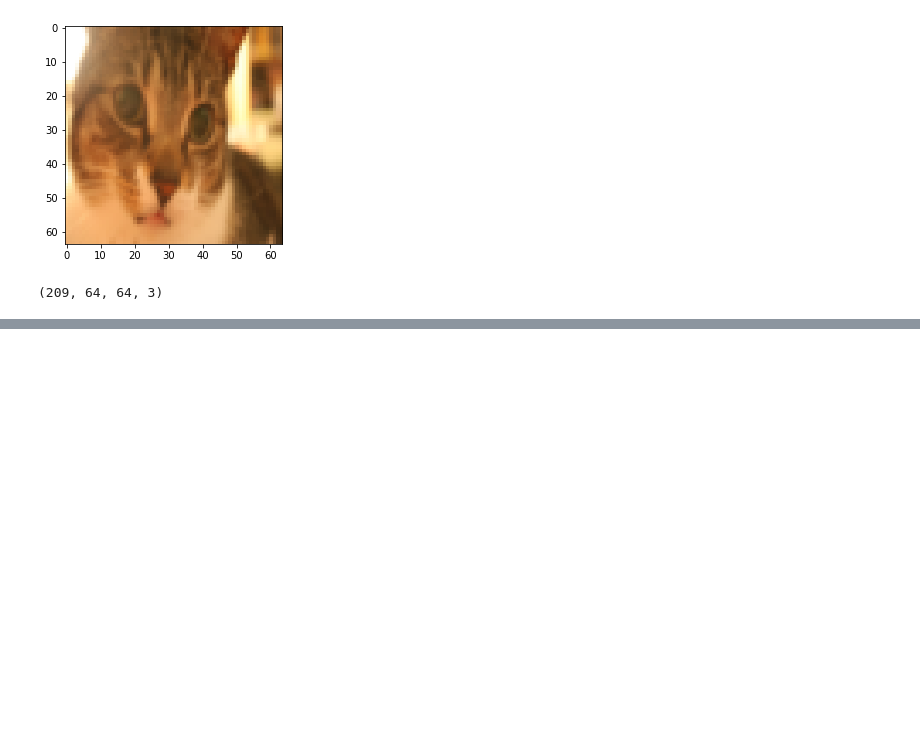
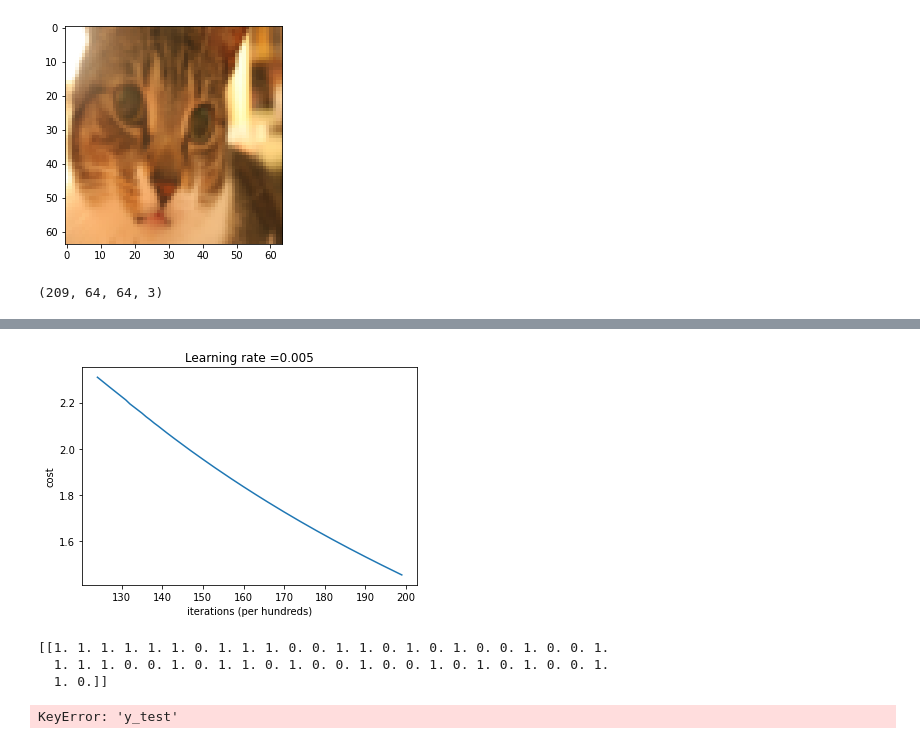
Before and after one commit to ai-r-ia/Binary-classifier, a Jupyter notebook: Logistic Regression with a Neural Network mindset.ipynb, the cells around one changed output, grey strips where cells are left out. Cells and saved outputs as stored; diff of their text form; code cells hidden in the pictures; blank space fills up the shorter version.

```diff
--- a/Logistic Regression with a Neural Network mindset.ipynb
+++ b/Logistic Regression with a Neural Network mindset.ipynb
@@ -163,3 +180,23 @@ plt.show()
+# %%
+plt.plot(costs4)
+# plt.plot(costs4)
+plt.ylabel('cost')
+plt.xlabel('iterations (per hundreds)')
+plt.title("Learning rate =" + str(d["r"]))
+plt.show()
+# %% [output]
+[figure, added]
+# %%
+print(d1["y_prediction_test"])
+print(d1["y_test"])
+print(d2["y_prediction_test"])
+print(d3["y_prediction_test"])
+print(d4["y_prediction_test"])
+# %% [output]
+[[1. 1. 1. 1. 1. 1. 0. 1. 1. 1. 0. 0. 1. 1. 0. 1. 0. 1. 0. 0. 1. 0. 0. 1.
+  1. 1. 1. 0. 0. 1. 0. 1. 1. 0. 1. 0. 0. 1. 0. 0. 1. 0. 1. 0. 1. 0. 0. 1.
+  1. 0.]]
+KeyError: 'y_test'
 # %%
 index = 1
 plt.imshow(test_set_x[:,index].reshape((num_px, num_px, 3)))
```
Also changed, not shown: parts of 9 cells of this notebook, 2 other files.
